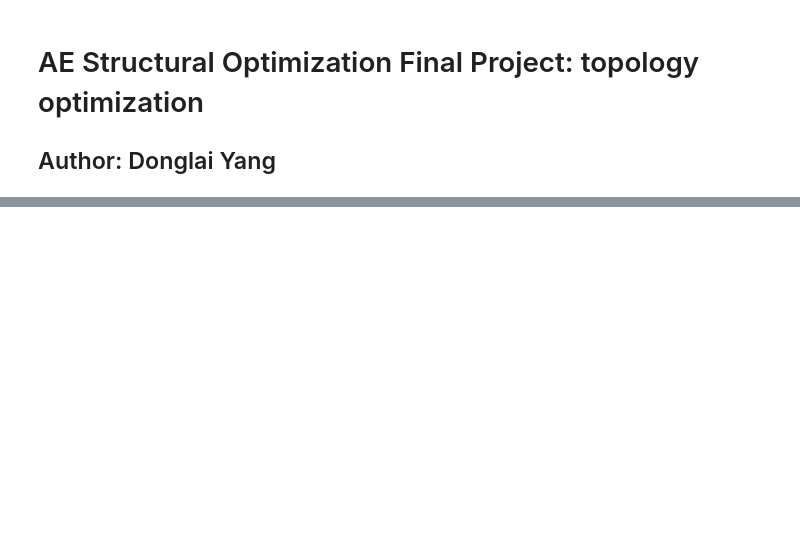
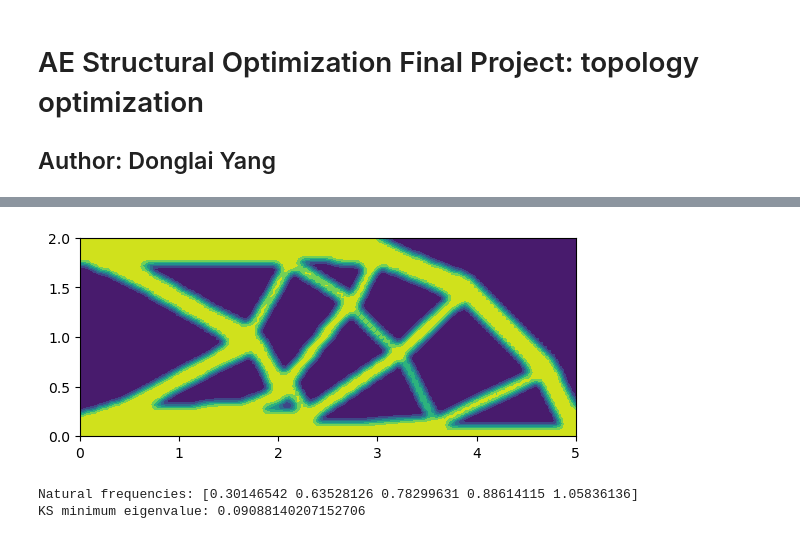
Before and after one commit to alastairyang/structural-topology-optimization, a Jupyter notebook: project-Donglai-Yang.ipynb, the cells around one changed output, grey strips where cells are left out. Cells and saved outputs as stored; diff of their text form; code cells hidden in the pictures; blank space fills up the shorter version.

```diff
--- a/project-Donglai-Yang.ipynb
+++ b/project-Donglai-Yang.ipynb
@@ -1114,0 +1502,15 @@ Finite-difference:   0.00062686212 Answer:     -0.19965551 Relative err:      -3
+# %%
+fltr.plot(fltr.apply_filter(mma.x))
+plt.show()
+
+# compute the model frequency
+freqs, modes = ps.frequencies(fltr.apply_filter(mma.x), k=5)
+print("Natural frequencies:", freqs)
+
+# also show the ks-value of the minimum eigenvalue
+ks_min, _ = ps.ks_min_eigenvalue(fltr.apply_filter(mma.x), k=5)
+print("KS minimum eigenvalue:", ks_min)
+# %% [output]
+[figure, added]
+Natural frequencies: [0.30146542 0.63528126 0.78299631 0.88614115 1.05836136]
+KS minimum eigenvalue: 0.09088140207152706
```
Also changed, not shown: parts of 7 cells of this notebook.
